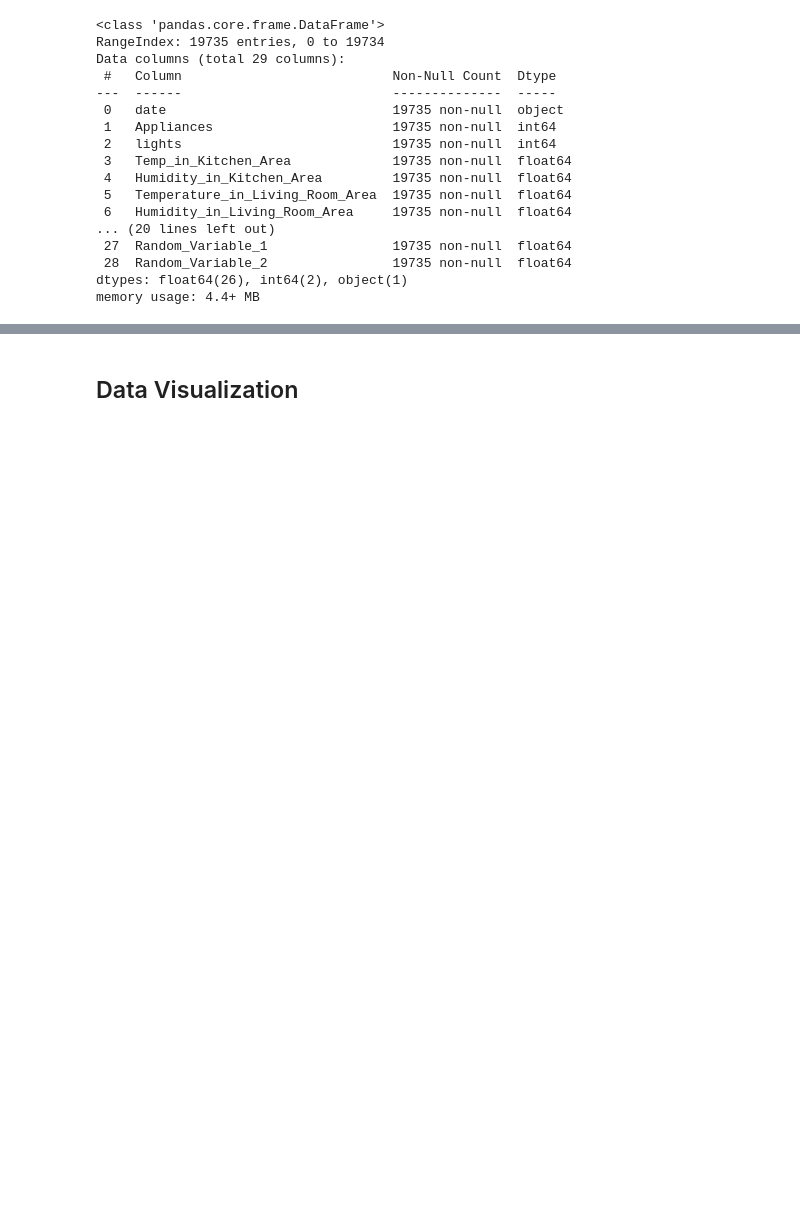
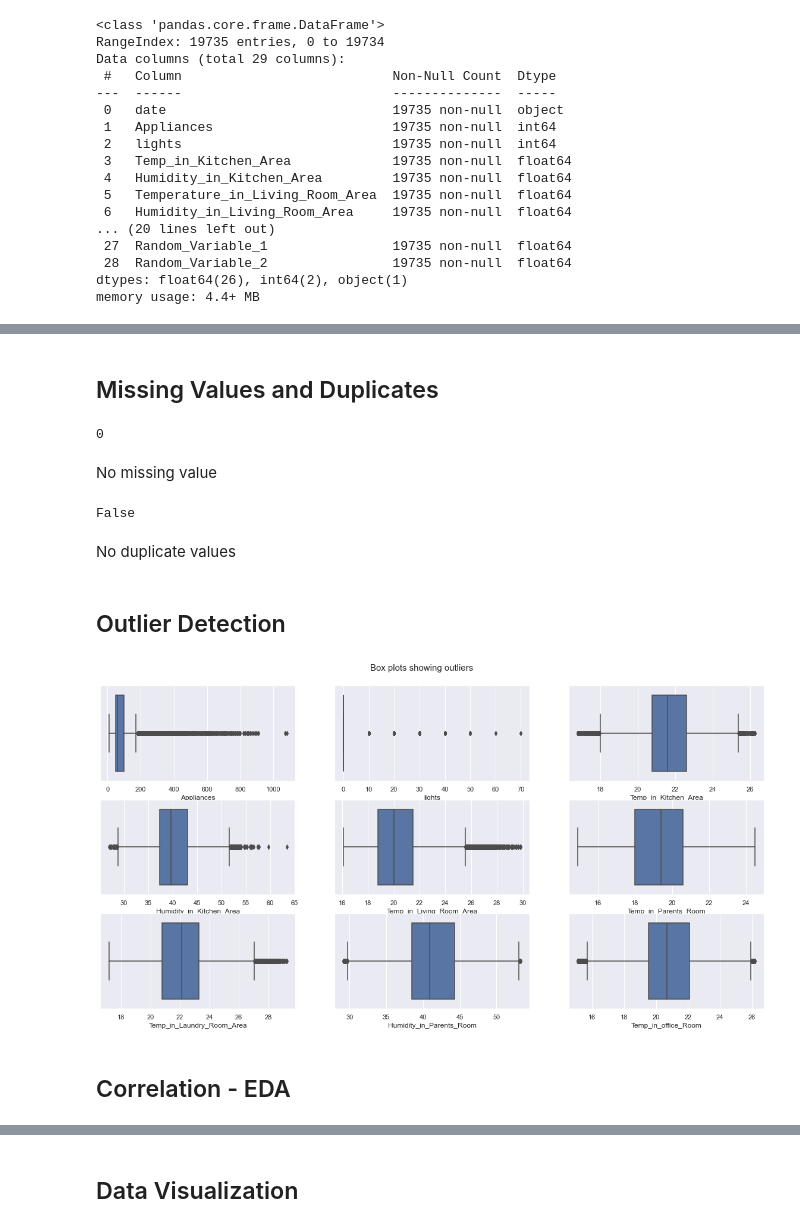
Before and after one commit to Godson199/Hamoye_stage_B, a Jupyter notebook: Hamoye _Internship_Stage_B_Project1.ipynb, the cells around one changed output, grey strips where cells are left out. Cells and saved outputs as stored; diff of their text form; code cells hidden in the pictures; blank space fills up the shorter version.

```diff
--- a/Hamoye _Internship_Stage_B_Project1.ipynb
+++ b/Hamoye _Internship_Stage_B_Project1.ipynb
@@ -133,3 +136,36 @@ dtype: int64
+# %% [markdown]
+## Missing Values and Duplicates
+# %%
+# Check for missing values
+energy_data_1.isnull().any().sum()
+# %% [output]
+0
+# %% [markdown]
+No missing value
+# %%
+# Check for duplicates
+energy_data_1.duplicated().any()
+# %% [output]
+False
+# %% [markdown]
+No duplicate values
+# %% [markdown]
+## Outlier Detection
+# %%
+ #Plotting boxplots for each of the numerical columns
+sns.set_style('darkgrid')
+fig, axes = plt.subplots(nrows = 3, ncols = 3, figsize = (20, 10))
+fig.suptitle('Box plots showing outliers', y= 0.93, fontsize = 15)
+
+for ax, data, name in zip(axes.flatten(), energy_data_1, ["Appliances",	"lights", "Temp_in_Kitchen_Area", "Humidity_in_Kitchen_Area",
+                                                          "Temp_in_Living_Room_Area", "Temp_in_Parents_Room",
+                                                          "Temp_in_Laundry_Room_Area", "Humidity_in_Parents_Room",
+                                                          "Temp_in_office_Room"]):
+  sns.boxplot(energy_data_1[name], ax = ax)
+# %% [output]
+[figure, added]
+# %% [markdown]
+## Correlation - EDA
 # %%
 energy_data_1.corr()
 # %% [output]
```
Also changed, not shown: parts of 21 cells of this notebook.
